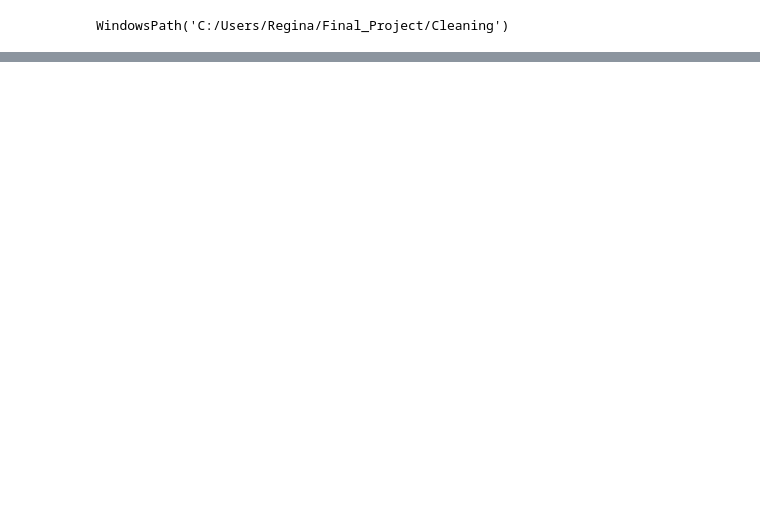
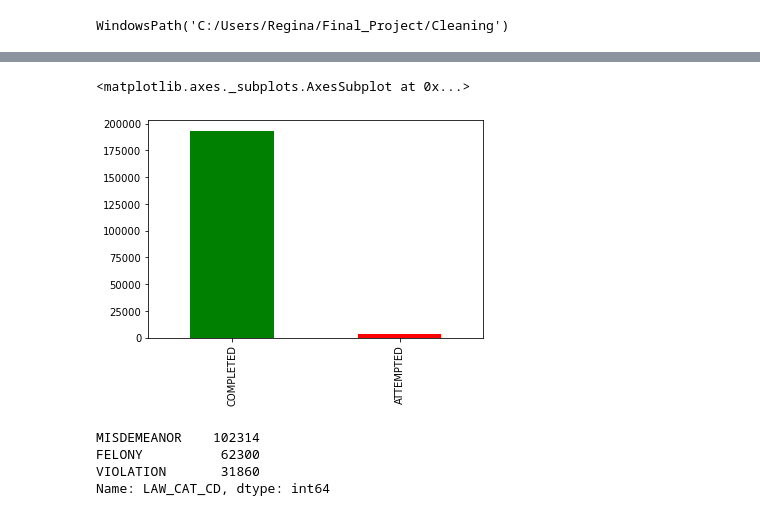
Before and after one commit to hunteregina/Final_Project, a Jupyter notebook: Cleaning/Untitled.ipynb, the cells around one changed output, grey strips where cells are left out. Drawn from its saved outputs; the diff is of its cells as text; code cells hidden in the pictures; blank space fills up the shorter version.

```diff
--- a/Cleaning/Untitled.ipynb
+++ b/Cleaning/Untitled.ipynb
@@ -86,0 +141,14 @@ TypeError: 'method' object is not subscriptable
+# %%
+nypd['CRM_ATPT_CPTD_CD'].value_counts().plot(kind='bar',
+                                            color=['g', 'r'],
+                                            alpha=alpha_color)
+# %% [output]
+<matplotlib.axes._subplots.AxesSubplot at 0x...>
+[figure, added]
+# %%
+nypd['LAW_CAT_CD'].value_counts()
+# %% [output]
+MISDEMEANOR    102314
+FELONY          62300
+VIOLATION       31860
+Name: LAW_CAT_CD, dtype: int64
```
Also changed, not shown: parts of 36 cells of this notebook, 6 other files.
